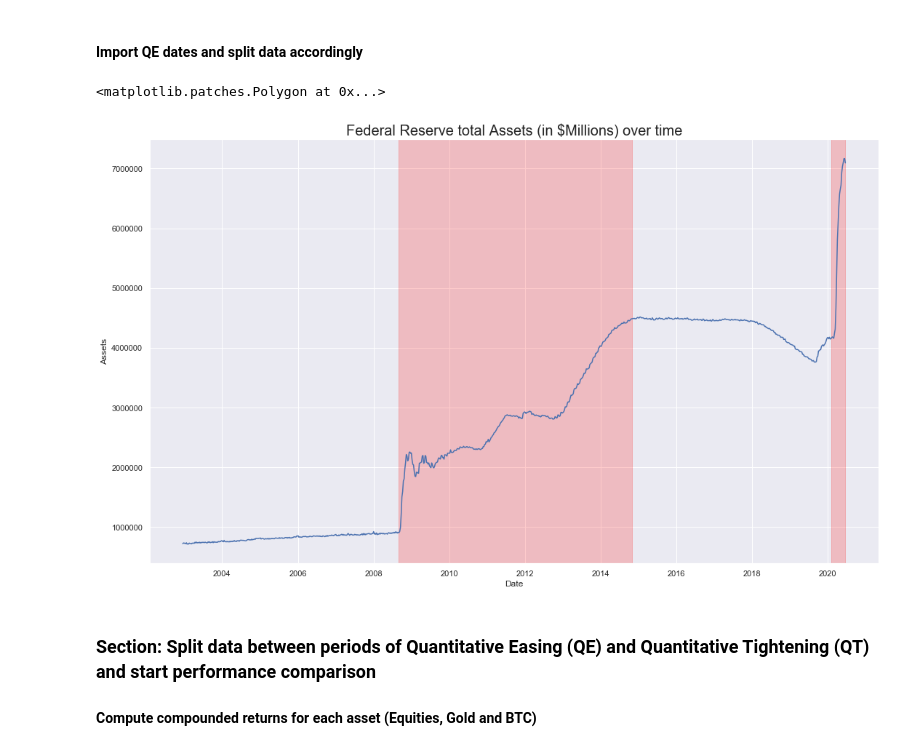
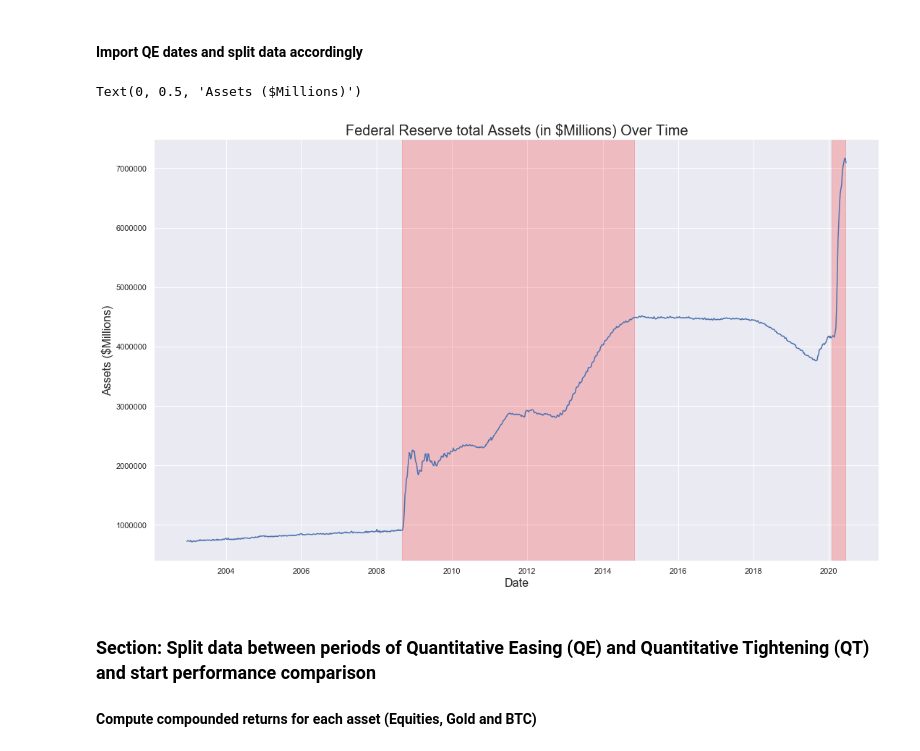
Before and after one commit to vikranttkumar/QuantitativeEasingEffects_Equities, a Jupyter notebook: Quantitative Easing Across Asset Classes.ipynb, the cells around one changed output. Cells and saved outputs as stored; diff of their text form; code cells hidden in the pictures.

```diff
--- a/Quantitative Easing Across Asset Classes.ipynb
+++ b/Quantitative Easing Across Asset Classes.ipynb
@@ -203,15 +207,17 @@ FED_QE.columns = ['Date','Assets']
 FED_QE['Date'] = pd.to_datetime(FED_QE['Date'])
 # %%
 sns.set(rc={'figure.figsize':(16,10)})
-sns.lineplot(x='Date', y='Assets',data=FED_QE).set_title('Federal Reserve total Assets (in $Millions) over time',size=20)
+sns.lineplot(x='Date', y='Assets',data=FED_QE).set_title('Federal Reserve total Assets (in $Millions) Over Time',size=20)
 # plt.axvline(x=pd.to_datetime('2008-08-01'), color='r')
 # plt.axvline(x=pd.to_datetime('2014-06-01'), color='r')
 # plt.axvline(x=pd.to_datetime('2020-02-01'), color='r')
 plt.axvspan(pd.to_datetime('2008-09-01'), pd.to_datetime('2014-11-01'), alpha=0.2, color='red')
 plt.axvspan(pd.to_datetime('2020-02-01'), pd.to_datetime('2020-06-11'), alpha=0.2, color='red')
+plt.xlabel("Date", size=16)
+plt.ylabel("Assets ($Millions)", size=16)
 # %% [output]
-<matplotlib.patches.Polygon at 0x...>
+Text(0, 0.5, 'Assets ($Millions)')
-[figure, old version]
+[figure, new version]
 # %% [markdown]
 ### Section: Split data between periods of Quantitative Easing (QE) and Quantitative Tightening (QT) and start performance comparison <br>
 #### Compute compounded returns for each asset (Equities, Gold and BTC)
```
Also changed, not shown: parts of 16 cells of this notebook.
